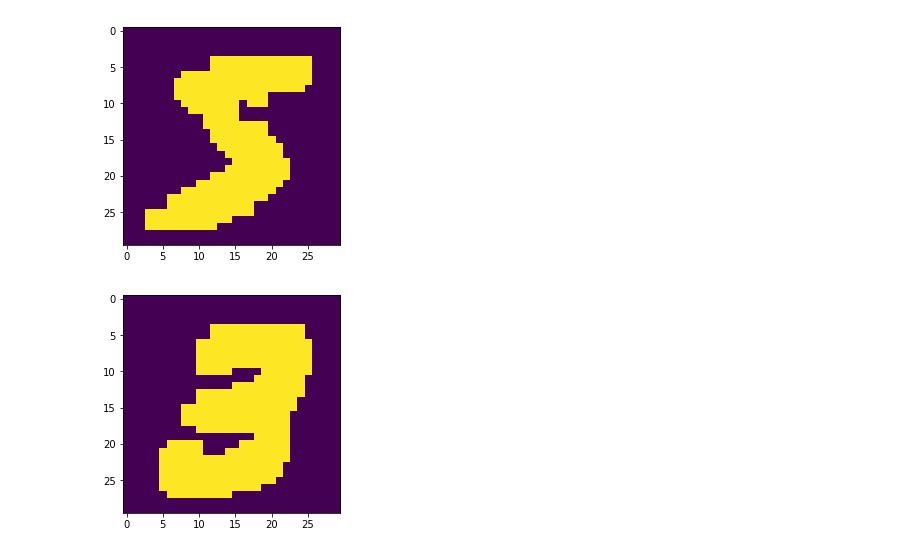
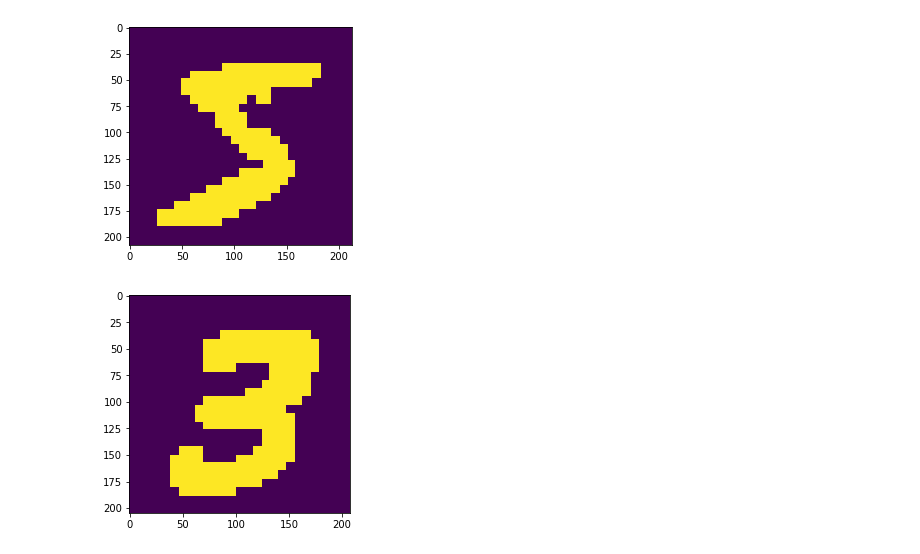
Before and after one commit to initmaks/deep-metamorphose, a Jupyter notebook: two_player_game/2 player game.ipynb, the cells around one changed output. Drawn from its saved outputs; the diff is of its cells as text; code cells hidden in the pictures.

Commit message:
scale images, add randomness to pointcloud

```diff
--- a/two_player_game/2 player game.ipynb
+++ b/two_player_game/2 player game.ipynb
@@ -16,8 +26,13 @@ im_three = (im_three>0).astype(int)
+# %%
+im_five_big = rgb2gray(imageio.imread('five.png'))
+im_three_big = rgb2gray(imageio.imread('three.png'))
 # %%
-plt.imshow(im_five)
+im_three_big = (im_three_big>0).astype(int)
+im_five_big = (im_five_big>0).astype(int)
+plt.imshow(im_five_big)
 plt.show()
-plt.imshow(im_three)
+plt.imshow(im_three_big)
 plt.show()
 # %% [output]
-[figure, old version]
+[figure, new version]
-[figure, old version]
+[figure, new version]
```
Also changed, not shown: parts of 13 cells of this notebook, 3 other files.
